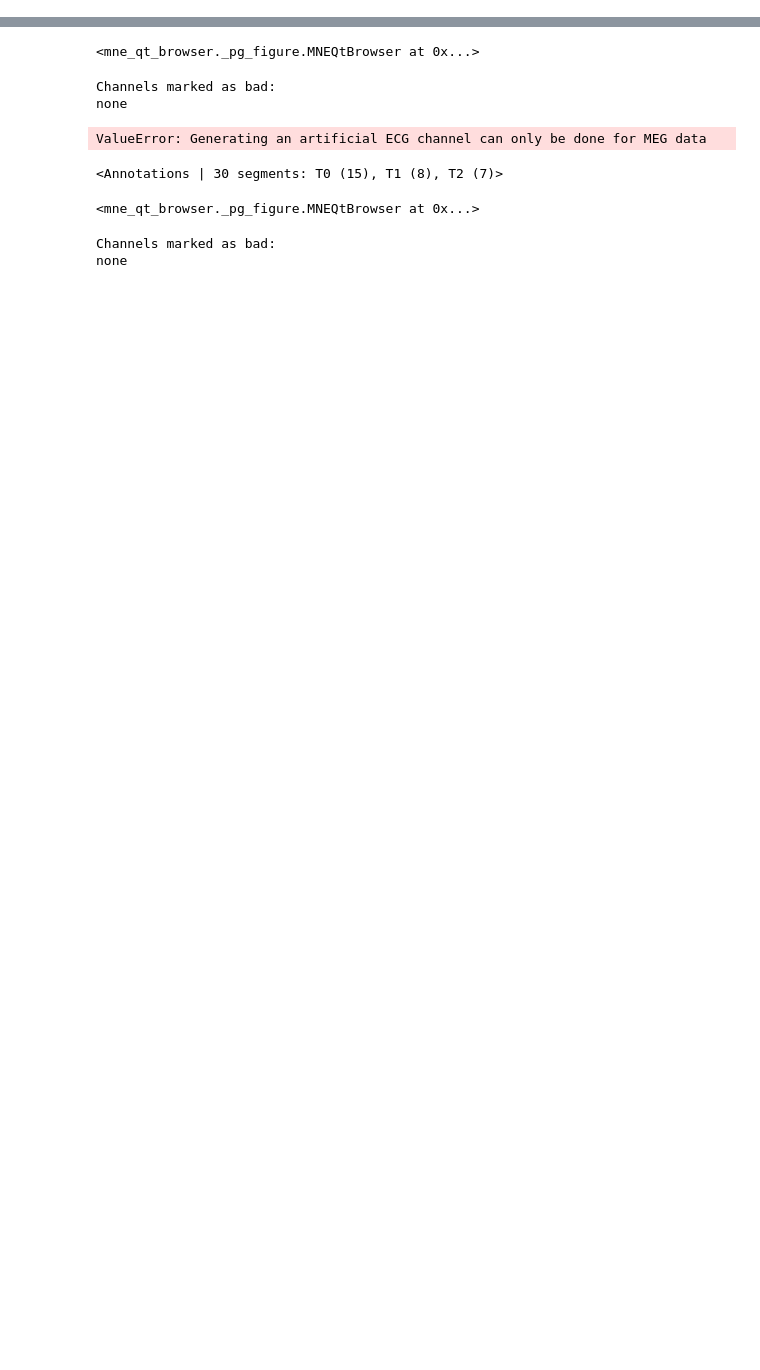
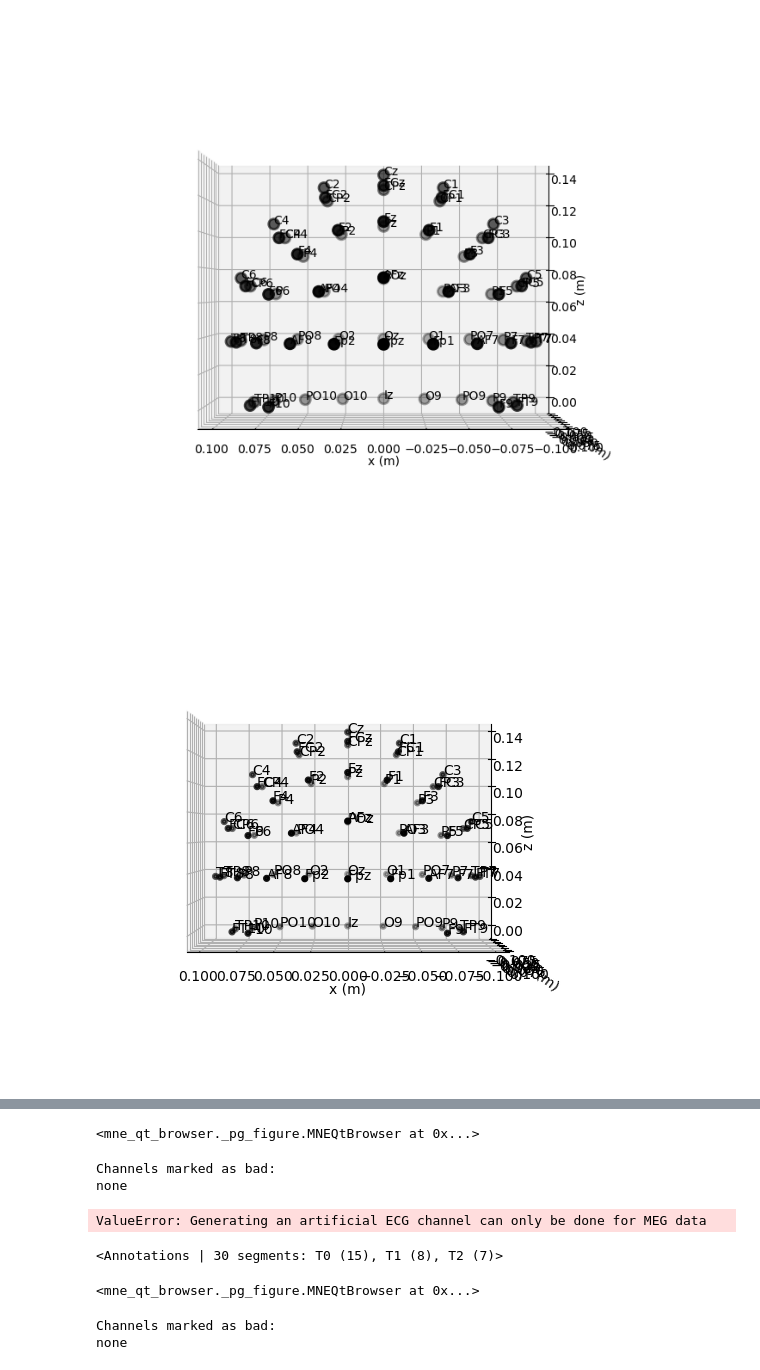
Before and after one commit to ErKnot/eeg-TFA-DEVIA, a Jupyter notebook: eeg_analysis.ipynb, the cells around one changed output, grey strips where cells are left out. Saved outputs shown, nothing was run; the diff lists cells and outputs as text; code cells hidden in the pictures; blank space fills up the shorter version.

```diff
--- a/eeg_analysis.ipynb
+++ b/eeg_analysis.ipynb
@@ -132,0 +63,6 @@ Designing a one-pass, zero-phase, non-causal bandpass filter:
+# %%
+montage = mne.channels.make_standard_montage('easycap-M1', head_size='auto')
+mne.viz.plot_montage(montage, kind='3d')
+# %% [output]
+[figure, added]
+[figure, added]
```
Also changed, not shown: parts of 48 cells of this notebook.
